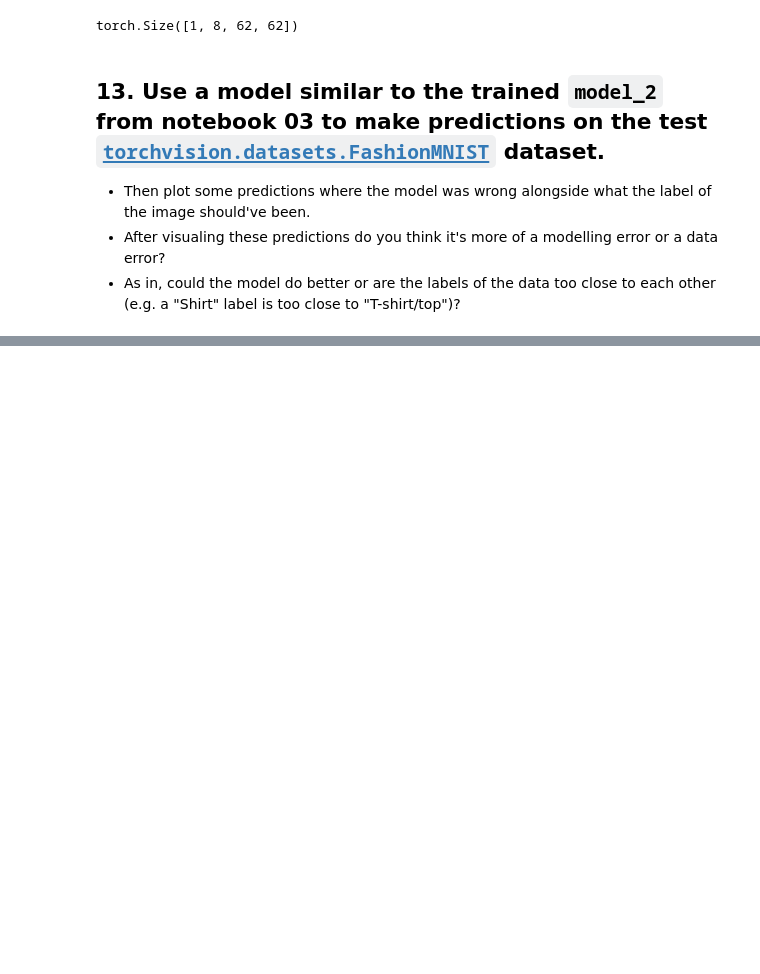
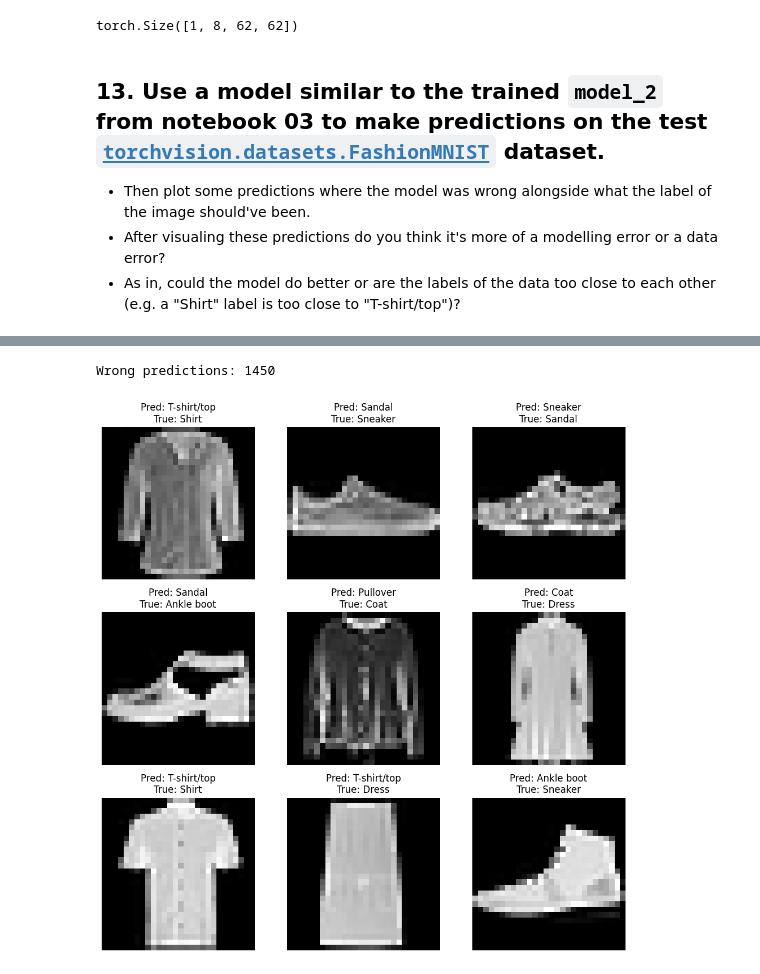
Before and after one commit to giahuy-ftel/pytorch-deep-learning, a Jupyter notebook: extras/exercises/03_pytorch_computer_vision_exercises.ipynb, the cells around one changed output, grey strips where cells are left out. Cells and saved outputs as stored; diff of their text form; code cells hidden in the pictures; blank space fills up the shorter version.

```diff
--- a/extras/exercises/03_pytorch_computer_vision_exercises.ipynb
+++ b/extras/exercises/03_pytorch_computer_vision_exercises.ipynb
@@ -407,0 +504,49 @@ torch.Size([1, 8, 62, 62])
+# %%
+wrong_preds = []
+
+model.eval()
+
+with torch.inference_mode():
+    for X, y in fashion_test_dataloader:
+        X = X.to(device)
+        y = y.to(device)
+
+        logits = model(X)
+        preds = torch.argmax(logits, dim=1)
+
+        wrong_mask = preds != y
+
+        wrong_X = X[wrong_mask]
+        wrong_preds_batch = preds[wrong_mask]
+        wrong_y = y[wrong_mask]
+
+        for img, pred, true in zip(wrong_X, wrong_preds_batch, wrong_y):
+            wrong_preds.append(
+                (img.cpu(), pred.item(), true.item())
+            )
+
+print("Wrong predictions:", len(wrong_preds))
+# %% [output]
+Wrong predictions: 1450
+# %%
+plt.figure(figsize=(10, 10))
+
+for i in range(9):
+    image, pred, true = wrong_preds[i]
+
+    plt.subplot(3, 3, i + 1)
+
+    plt.imshow(image.squeeze(), cmap="gray")
+    plt.axis("off")
+
+    pred_name = fashion_test_data.classes[pred]
+    true_name = fashion_test_data.classes[true]
+
+    plt.title(
+        f"Pred: {pred_name}\nTrue: {true_name}"
+    )
+
+plt.tight_layout()
+plt.show()
+# %% [output]
+[figure, added]
```
Also changed, not shown: parts of 13 cells of this notebook.
